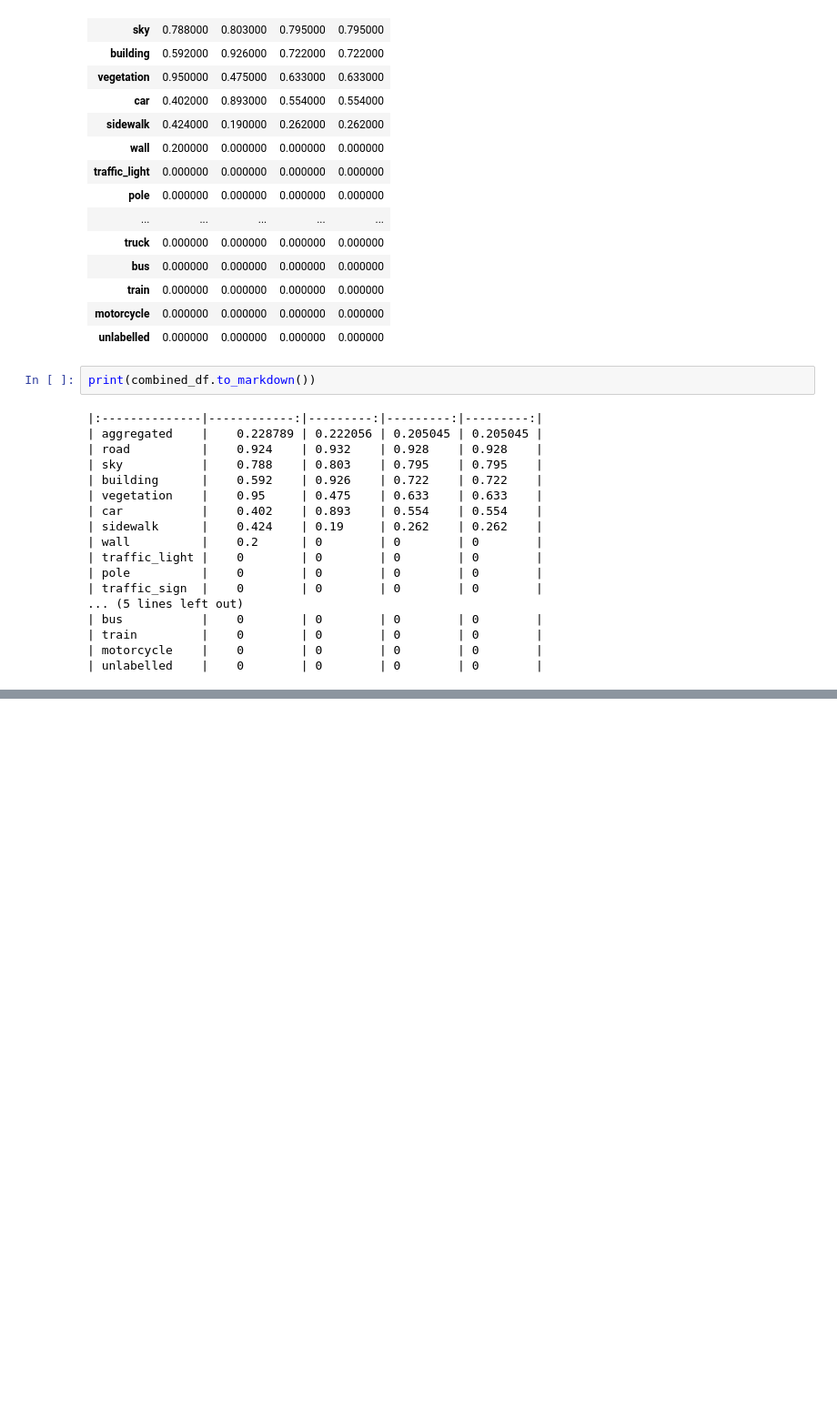
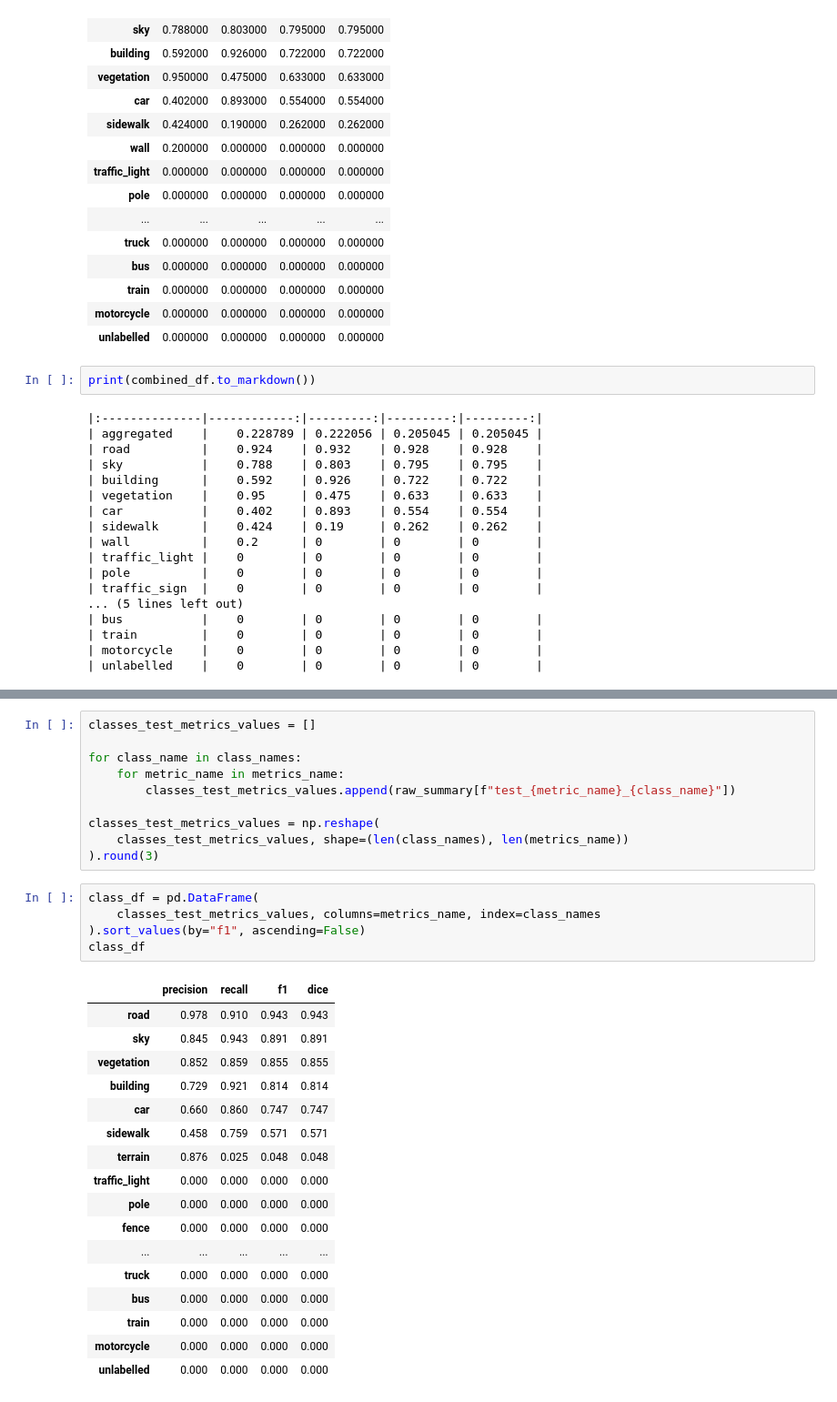
Before and after one commit to deniskirbaba/image-processing-and-generation, a Jupyter notebook: test_metrics_to_df.ipynb, the cells around one changed output, grey strips where cells are left out. Shown at 91% size. Drawn from its saved outputs; the diff is of its cells as text; blank space fills up the shorter version.

```diff
--- a/test_metrics_to_df.ipynb
+++ b/test_metrics_to_df.ipynb
@@ -657,0 +1449,33 @@ print(combined_df.to_markdown())
+# %%
+classes_test_metrics_values = []
+
+for class_name in class_names:
+    for metric_name in metrics_name:
+        classes_test_metrics_values.append(raw_summary[f"test_{metric_name}_{class_name}"])
+
+classes_test_metrics_values = np.reshape(
+    classes_test_metrics_values, shape=(len(class_names), len(metrics_name))
+).round(3)
+# %%
+class_df = pd.DataFrame(
+    classes_test_metrics_values, columns=metrics_name, index=class_names
+).sort_values(by="f1", ascending=False)
+class_df
+# %% [output]
+|  | precision | recall | f1 | dice |
+| road | 0.978 | 0.910 | 0.943 | 0.943 |
+| sky | 0.845 | 0.943 | 0.891 | 0.891 |
+| vegetation | 0.852 | 0.859 | 0.855 | 0.855 |
+| building | 0.729 | 0.921 | 0.814 | 0.814 |
+| car | 0.660 | 0.860 | 0.747 | 0.747 |
+| sidewalk | 0.458 | 0.759 | 0.571 | 0.571 |
+| terrain | 0.876 | 0.025 | 0.048 | 0.048 |
+| traffic_light | 0.000 | 0.000 | 0.000 | 0.000 |
+| pole | 0.000 | 0.000 | 0.000 | 0.000 |
+| fence | 0.000 | 0.000 | 0.000 | 0.000 |
+| ... | ... | ... | ... | ... |
+| truck | 0.000 | 0.000 | 0.000 | 0.000 |
+| bus | 0.000 | 0.000 | 0.000 | 0.000 |
+| train | 0.000 | 0.000 | 0.000 | 0.000 |
+| motorcycle | 0.000 | 0.000 | 0.000 | 0.000 |
+| unlabelled | 0.000 | 0.000 | 0.000 | 0.000 |
```
Also changed, not shown: parts of 5 cells of this notebook, 17 other files.
